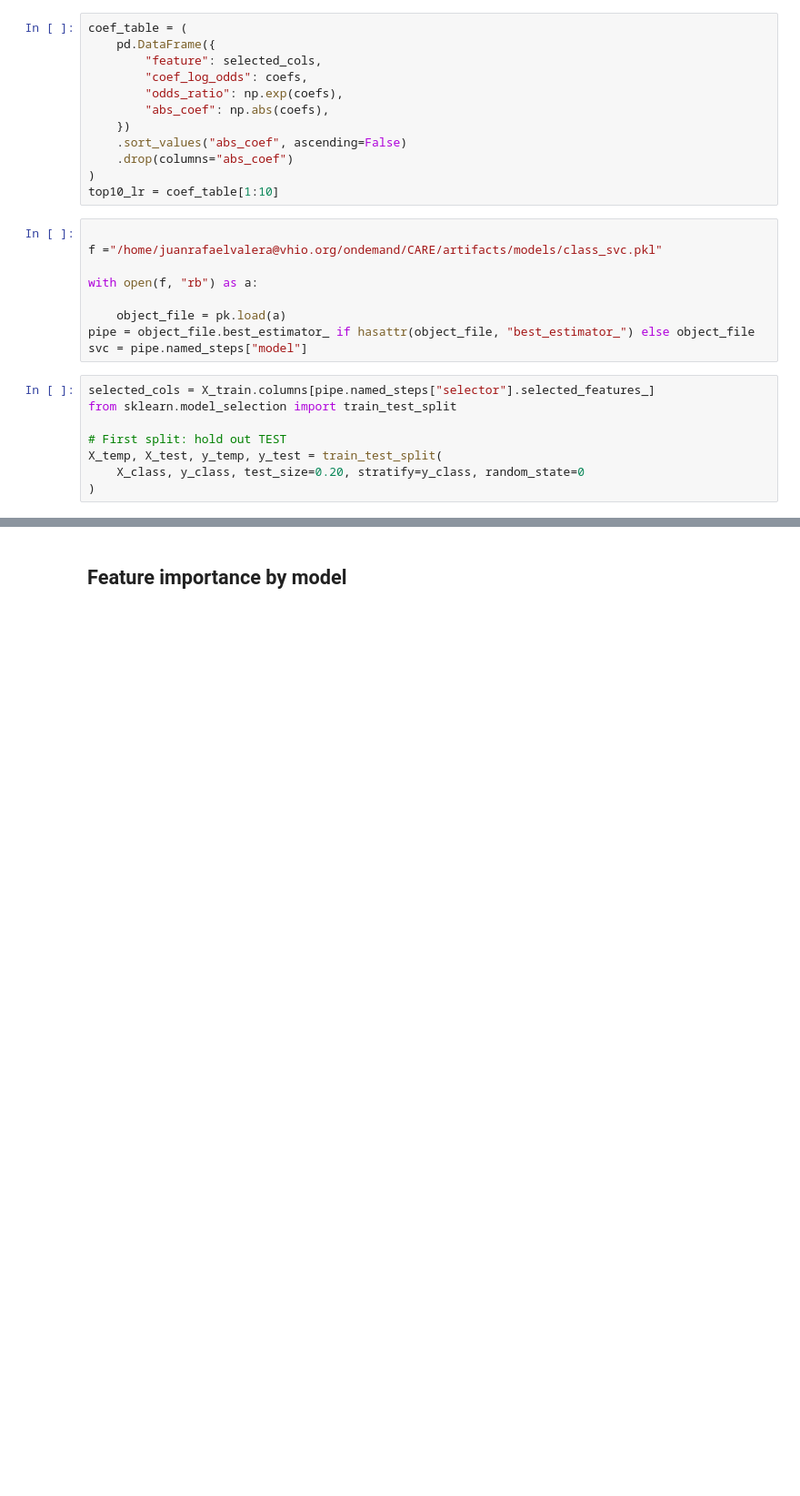
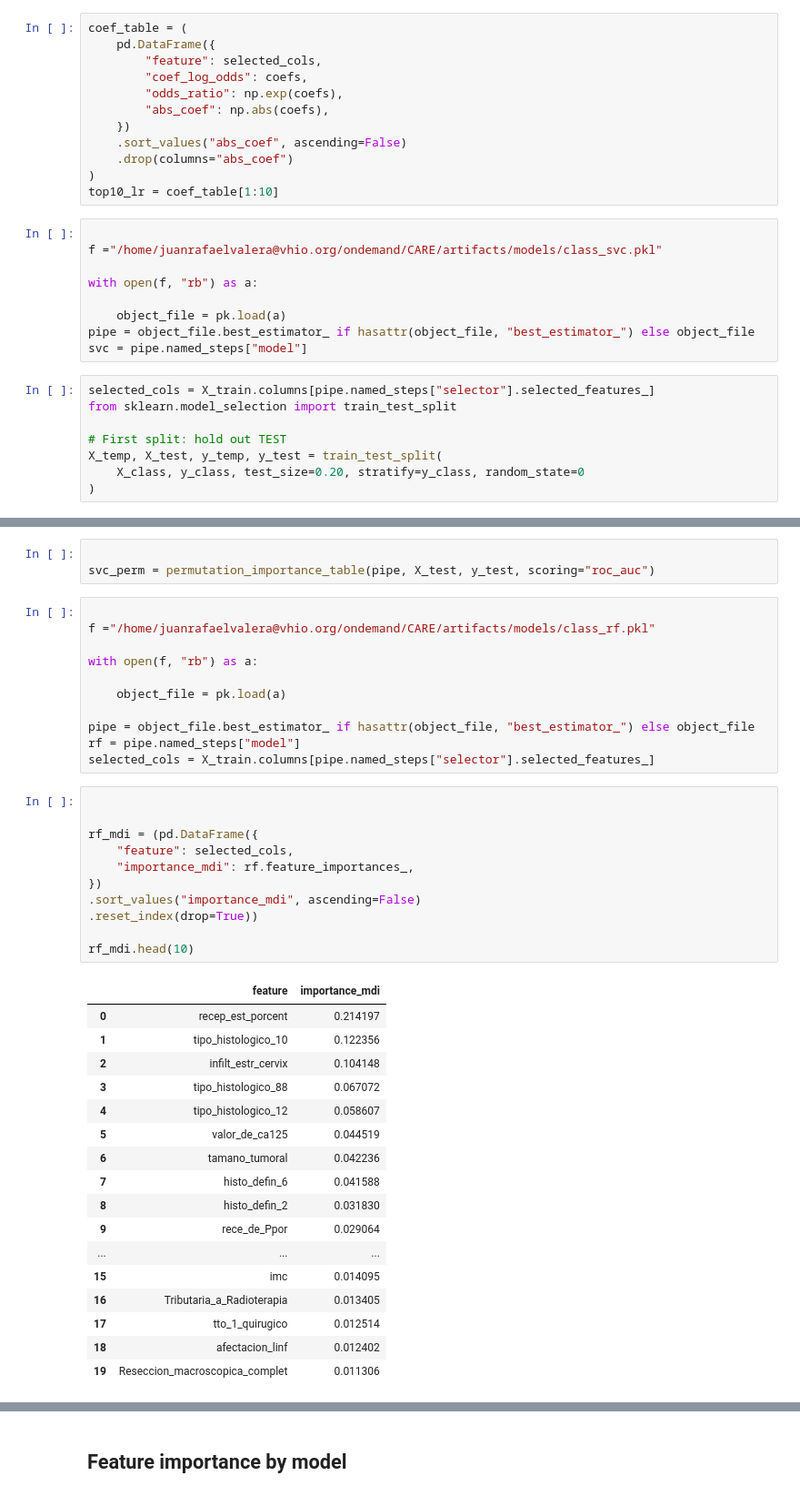
Before and after one commit to juanravm/CARE, a Jupyter notebook: att_explor.ipynb, the cells around one changed output, grey strips where cells are left out. Shown at 91% size. Drawn from its saved outputs; the diff is of its cells as text; blank space fills up the shorter version.

```diff
--- a/att_explor.ipynb
+++ b/att_explor.ipynb
@@ -123,0 +118,43 @@ svc_perm = permutation_importance_table(pipe, X_test, y_test, scoring="roc_auc")
+# %%
+
+svc_perm = permutation_importance_table(pipe, X_test, y_test, scoring="roc_auc")
+# %%
+
+f ="/home/juanrafaelvalera@vhio.org/ondemand/CARE/artifacts/models/class_rf.pkl"
+
+with open(f, "rb") as a:
+
+    object_file = pk.load(a)
+
+pipe = object_file.best_estimator_ if hasattr(object_file, "best_estimator_") else object_file
+rf = pipe.named_steps["model"]
+selected_cols = X_train.columns[pipe.named_steps["selector"].selected_features_]
+# %%
+
+
+rf_mdi = (pd.DataFrame({
+    "feature": selected_cols,
+    "importance_mdi": rf.feature_importances_,
+})
+.sort_values("importance_mdi", ascending=False)
+.reset_index(drop=True))
+
+rf_mdi.head(10)
+# %% [output]
+|  | feature | importance_mdi |
+| 0 | recep_est_porcent | 0.214197 |
+| 1 | tipo_histologico_10 | 0.122356 |
+| 2 | infilt_estr_cervix | 0.104148 |
+| 3 | tipo_histologico_88 | 0.067072 |
+| 4 | tipo_histologico_12 | 0.058607 |
+| 5 | valor_de_ca125 | 0.044519 |
+| 6 | tamano_tumoral | 0.042236 |
+| 7 | histo_defin_6 | 0.041588 |
+| 8 | histo_defin_2 | 0.031830 |
+| 9 | rece_de_Ppor | 0.029064 |
+| ... | ... | ... |
+| 15 | imc | 0.014095 |
+| 16 | Tributaria_a_Radioterapia | 0.013405 |
+| 17 | tto_1_quirugico | 0.012514 |
+| 18 | afectacion_linf | 0.012402 |
+| 19 | Reseccion_macroscopica_complet | 0.011306 |
```
Also changed, not shown: parts of 8 cells of this notebook, 20 other files.
